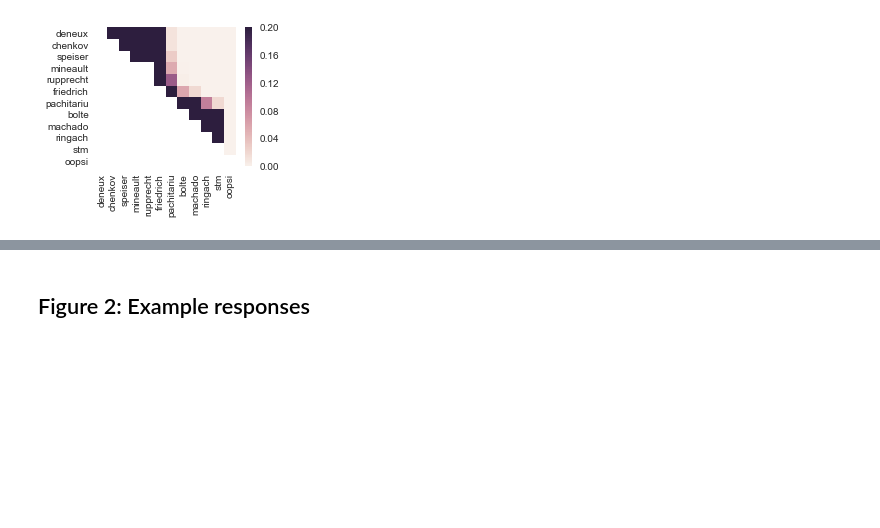
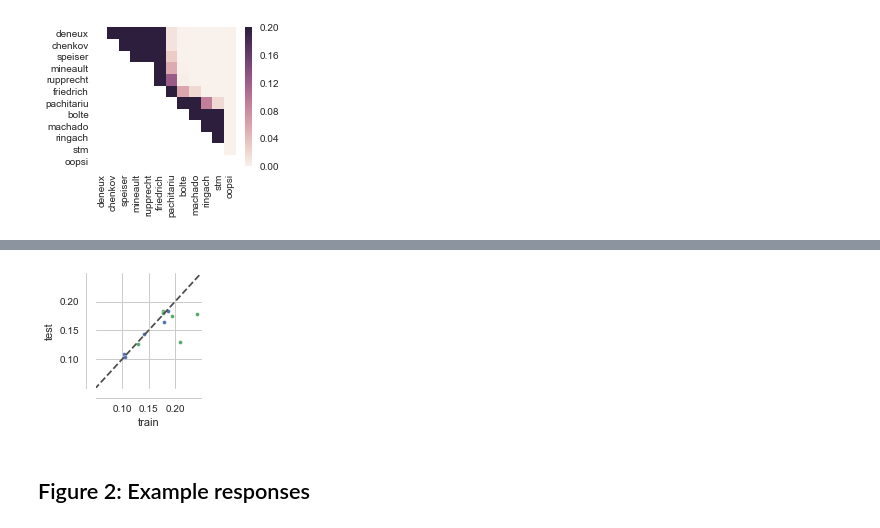
Before and after one commit to berenslab/spikefinder_analysis, a Jupyter notebook: Paper figures.ipynb, the cells around one changed output, grey strips where cells are left out. Saved outputs shown, nothing was run; the diff lists cells and outputs as text; code cells hidden in the pictures; blank space fills up the shorter version.

```diff
--- a/Paper figures.ipynb
+++ b/Paper figures.ipynb
@@ -252,3 +270,30 @@ f.savefig('figures/pairwise.pdf',bbox_inches='tight')
+# %%
+hdata = data[data['measure']=='corr'].groupby(['algo', 'split'])['value','rel value'].mean().reset_index()
+
+sup = [True, True, False, False, True, True, False, False, False, True, True, False]
+train = hdata[hdata.split=='train']['value'].as_matrix()
+test = hdata[hdata.split=='test']['value'].as_matrix()
+
+df = pd.DataFrame({'train': train-np.min(train), 'test': test-np.min(test), 'sup': sup})
+#df = pd.DataFrame({'train': train-train[-1], 'test': test-, 'sup': sup})
+
+#f = plt.figure(figsize=(12/2.54,6.5/2.54))
+
+g = sns.pairplot(data=df, x_vars='train', y_vars='test', hue='sup', size=6/2.54, aspect=1,plot_kws={"s": 15})
+#plt.scatter(train-np.min(train), test-np.min(test), c=np.double(sup), s=10)
+plt.xlim([0.05,.25])
+plt.ylim([0.05,.25])
+plt.xticks([0.1,.15,.2])
+plt.yticks([0.1,.15,.2])
+
+g._legend.remove()
+
+sns.despine(offset=10)
+plt.plot([0,0.5],[0, 0.5], ls="--", c=".3")
+
+g.savefig('figures/fig1_overfit.pdf',bbox_inches='tight')
+# %% [output]
+[figure, added]
 # %% [markdown]
 ## Figure 2: Example responses
 # %%
```
Also changed, not shown: parts of 10 cells of this notebook.
